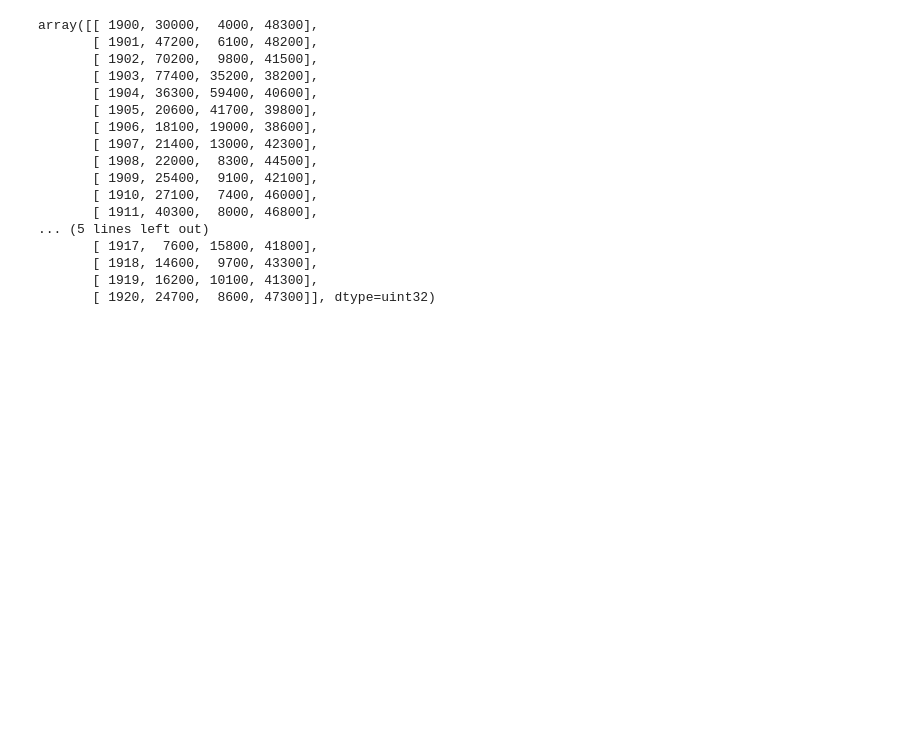
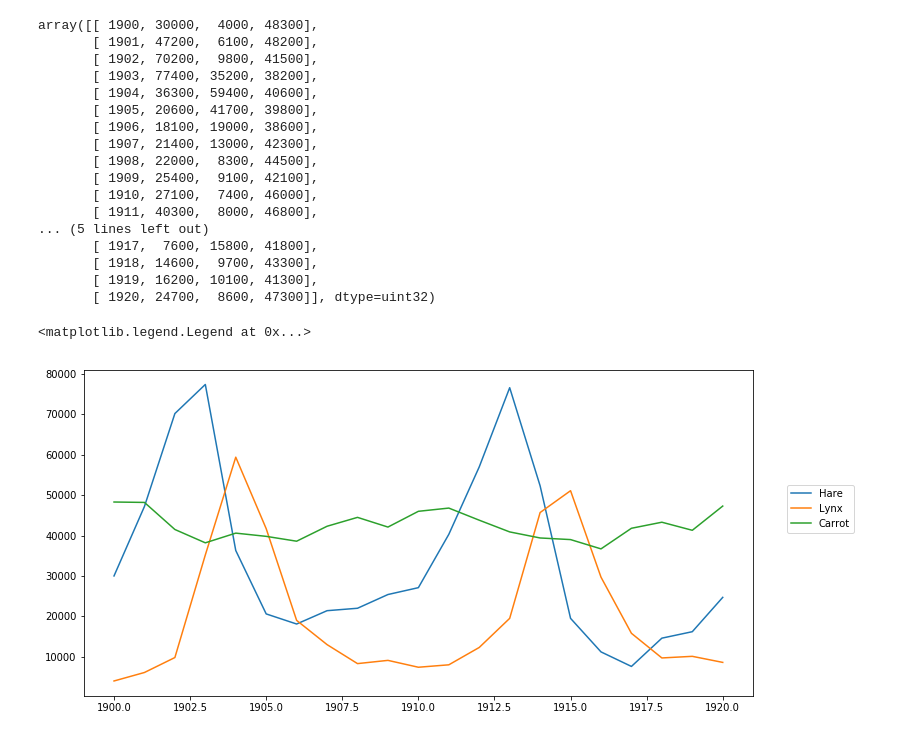
Before and after one commit to bdsaglam/python-course-mmo, a Jupyter notebook: week7/Lecture-Numpy-3.ipynb, the cells around one changed output. Saved outputs shown, nothing was run; the diff lists cells and outputs as text; code cells hidden in the pictures; blank space fills up the shorter version.

```diff
--- a/week7/Lecture-Numpy-3.ipynb
+++ b/week7/Lecture-Numpy-3.ipynb
@@ -340,4 +378,7 @@ array([[ 10.04987562,   1.33204215,   1.12483421,   1.06662077,
 #### Simple dataset operations
 # %%
 data = np.loadtxt('../io/populations_tab.txt', dtype=np.uint32)
-year, hares, lynxes, carrots = data.T # trick: columns to variables
+
+headers = ('year', 'hares', 'lynxes', 'carrots')
+year = data[:, 0]
+populations = data[:, 1:]
@@ -361,3 +404,12 @@ array([[ 1900, 30000,  4000, 48300],
        [ 1918, 14600,  9700, 43300],
        [ 1919, 16200, 10100, 41300],
        [ 1920, 24700,  8600, 47300]], dtype=uint32)
+# %%
+plt.figure(figsize=(12,6))
+plt.plot(year, populations[:,0])
+plt.plot(year, populations[:,1])
+plt.plot(year, populations[:,2])
+plt.legend(('Hare ', 'Lynx', 'Carrot'), loc=(1.05, 0.5))
+# %% [output]
+<matplotlib.legend.Legend at 0x...>
+[figure, added]
```
Also changed, not shown: parts of 46 cells of this notebook.
